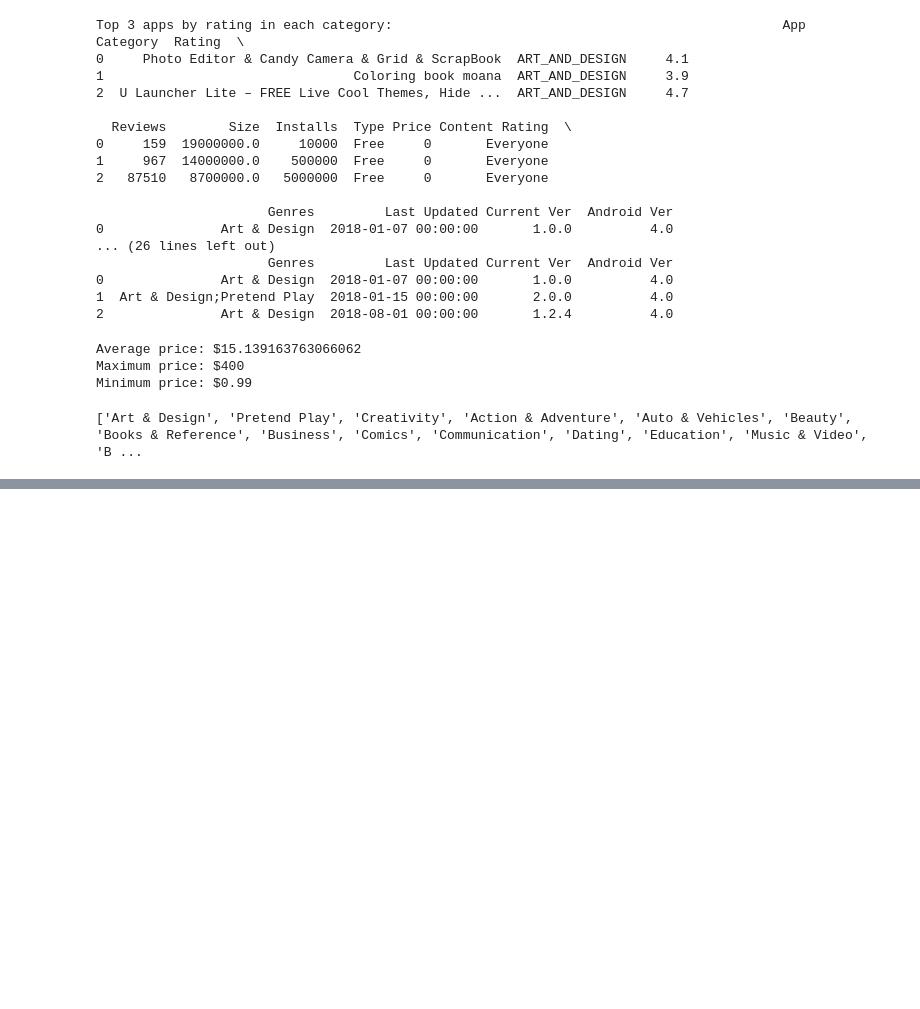
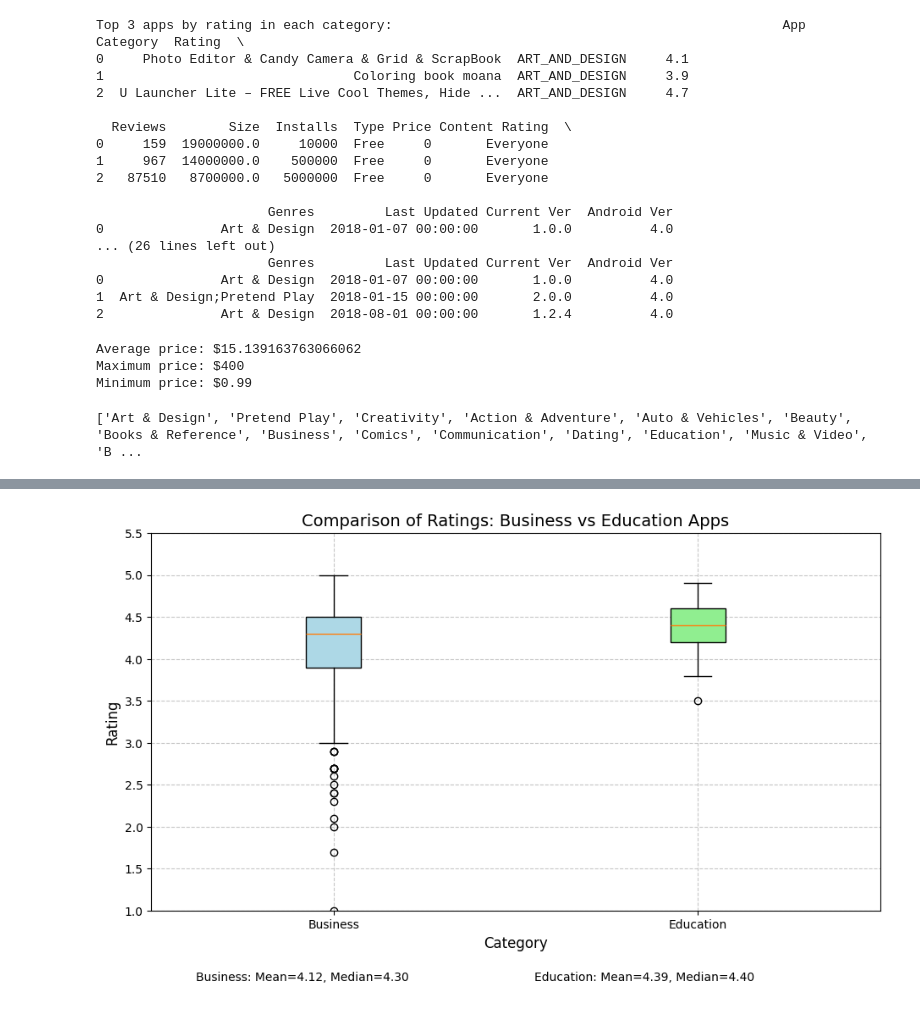
Before and after one commit to KrishLenka/cs210-hw3, a Jupyter notebook: google_apps.ipynb, the cells around one changed output, grey strips where cells are left out. Saved outputs shown, nothing was run; the diff lists cells and outputs as text; code cells hidden in the pictures; blank space fills up the shorter version.

Commit message:
added boxplot to google_apps

```diff
--- a/google_apps.ipynb
+++ b/google_apps.ipynb
@@ -133,0 +128,23 @@ Text(0, 0.5, '')
+# %%
+business_ratings = goog[goog['Category'] == 'BUSINESS']['Rating'].dropna()
+education_ratings = goog[goog['Category'] == 'EDUCATION']['Rating'].dropna()
+fig, ax = plt.subplots(figsize=(10, 6))
+box_data = [business_ratings, education_ratings]
+box = ax.boxplot(box_data, patch_artist=True)
+colors = ['lightblue', 'lightgreen']
+for patch, color in zip(box['boxes'], colors):
+    patch.set_facecolor(color)
+ax.set_xticklabels(['Business', 'Education'])
+ax.grid(True, linestyle='--', alpha=0.7)
+ax.set_ylim([1, 5.5])
+plt.title('Comparison of Ratings: Business vs Education Apps', fontsize=14)
+plt.ylabel('Rating', fontsize=12)
+plt.xlabel('Category', fontsize=12)
+business_stats = f"Business: Mean={business_ratings.mean():.2f}, Median={business_ratings.median():.2f}"
+education_stats = f"Education: Mean={education_ratings.mean():.2f}, Median={education_ratings.median():.2f}"
+plt.figtext(0.15, 0.01, business_stats, fontsize=10)
+plt.figtext(0.55, 0.01, education_stats, fontsize=10)
+plt.tight_layout(pad=3)
+plt.show()
+# %% [output]
+[figure, added]
```
Also changed, not shown: parts of 2 cells of this notebook.
